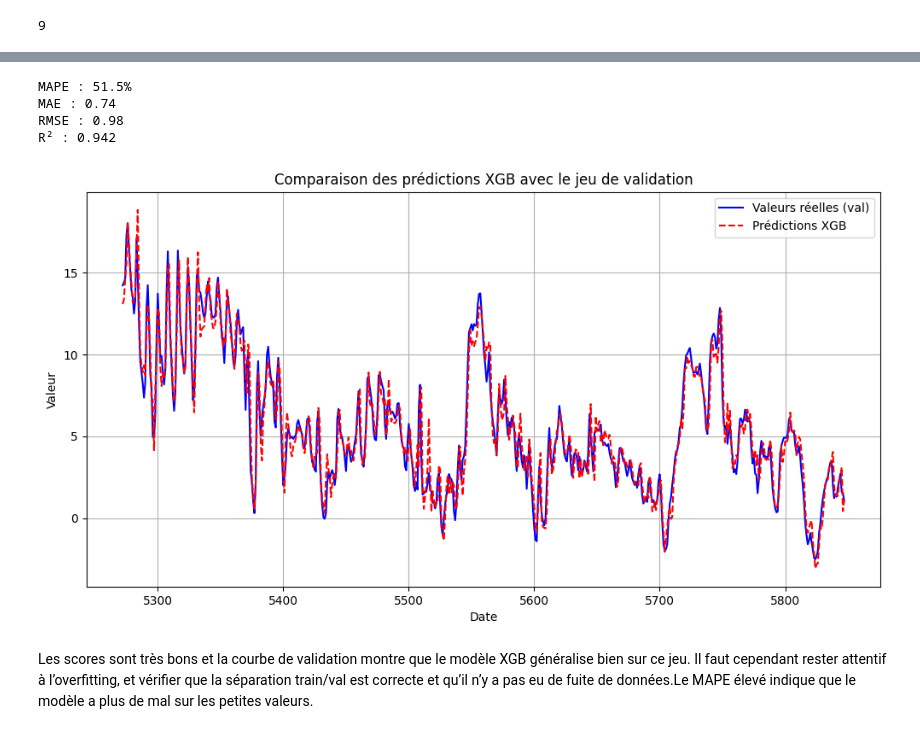
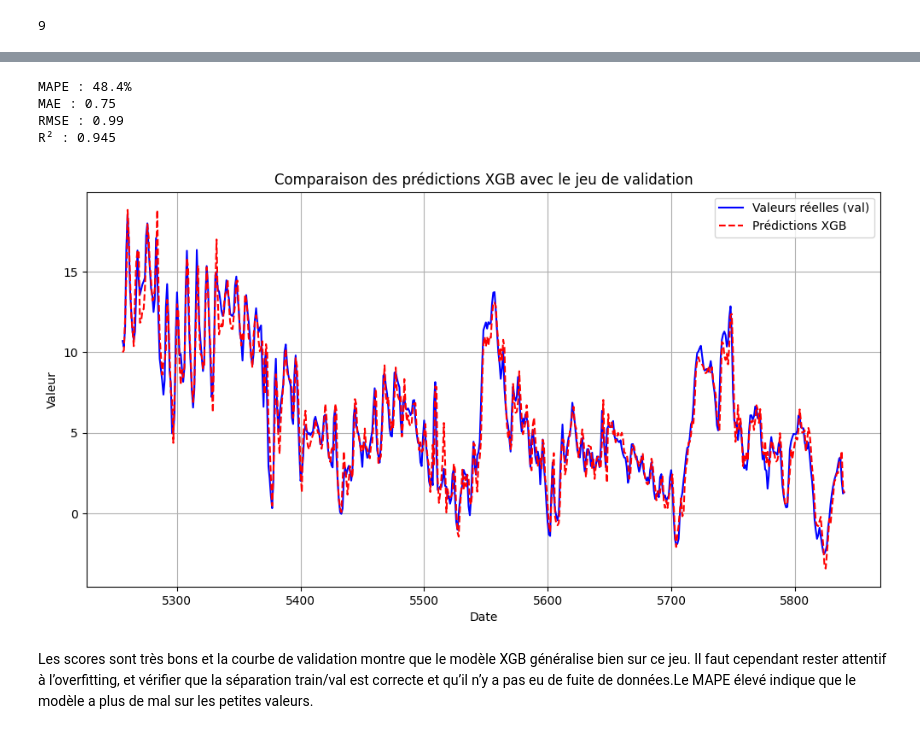
Before and after one commit to 2024-2025-estia-bihar/mesp2-laurent-sini, a Jupyter notebook: notebooks/EDA_Machine_Learning.ipynb, the cells around one changed output, grey strips where cells are left out. Saved outputs shown, nothing was run; the diff lists cells and outputs as text; code cells hidden in the pictures.

Commit message:
Refactoring Finalisation du PipelineOrchestrator.py Mise en place de l'approche batch dans un pipline de prediction WIP du README.md
Nouveau essai dans EDA_Machine_Learning.ipynb

```diff
--- a/notebooks/EDA_Machine_Learning.ipynb
+++ b/notebooks/EDA_Machine_Learning.ipynb
@@ -733,6 +874,8 @@ best_params.pop('n_lags', None)
 # %% [output]
 9
 # %%
+from sklearn.model_selection import train_test_split
+
 train_ml_numeric = train_ml_without_exog.select_dtypes(include=['number']).copy()
 test_ml_numeric = test_ml_without_exog.select_dtypes(include=['number']).copy()
 
@@ -745,14 +888,26 @@ train_transformed_xgb = xgb_transformer.fit_transform(train_ml_numeric).dropna()
 last_n_lags = train_ml_numeric.tail(best_n_lags)
 test_transformed_xgb = pd.concat([last_n_lags, test_ml_numeric])
 
-test_transformed_xgb = xgb_transformer.transform(test_ml_numeric).iloc[best_n_lags:].dropna()
+test_transformed_xgb = xgb_transformer.transform(test_transformed_xgb).iloc[best_n_lags:].dropna()
 
 X_train_xgb = train_transformed_xgb.drop(columns=['y'])
 y_train_xgb = train_transformed_xgb['y']
 
+X_tr, X_val, y_tr, y_val = train_test_split(
+    X_train_xgb, y_train_xgb, test_size=0.2, shuffle=False
+)
+
 X_test_xgb = test_transformed_xgb.drop(columns=['y'])
 y_test_xgb = test_transformed_xgb['y']
 
-xgb_r = XGBRegressor(**best_params, random_state=42)
-xgb_r.fit(X_train_xgb, y_train_xgb)
+xgb_r = XGBRegressor(
+            **best_params,
+            eval_metric='rmse',
+            early_stopping_rounds=10,
+            random_state=42
+        )
+xgb_r.fit(
+    X_tr, y_tr,
+    eval_set=[(X_val, y_val)],
+)
 # %% [output]
@@ -773,14 +945,14 @@ p_xgb = xgb_r.predict(X_test_xgb)
 # %%
 m_xgb = metrics_result(p_xgb, y_test_xgb)
 # %% [output]
-MAPE : 51.5%
-MAE : 0.74
-RMSE : 0.98
-R² : 0.942
+MAPE : 48.4%
+MAE : 0.75
+RMSE : 0.99
+R² : 0.945
 # %%
-match_val_predict(p_xgb, y_test_xgb, 'XGB')
+match_val_predict(p_xgb, y_test_xgb, 'XGB').show()
 # %% [output]
-[figure, old version]
+[figure, new version]
 # %% [markdown]
 Les scores sont très bons et la courbe de validation montre que le modèle XGB généralise bien sur ce jeu. Il faut cependant rester attentif à l’overfitting, et vérifier que la séparation train/val est correcte et qu’il n’y a pas eu de fuite de données.Le MAPE élevé indique que le modèle a plus de mal sur les petites valeurs.
 # %%
```
Also changed, not shown: parts of 17 cells of this notebook, 19 other files.
